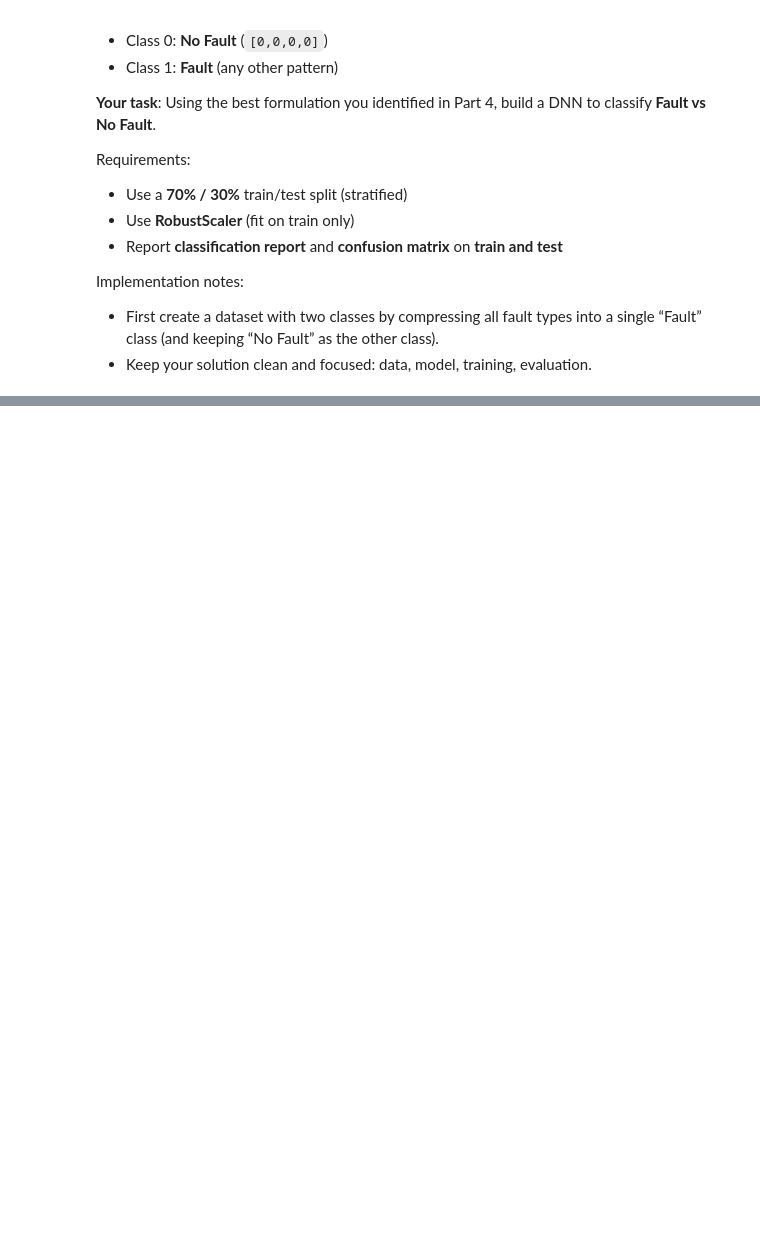
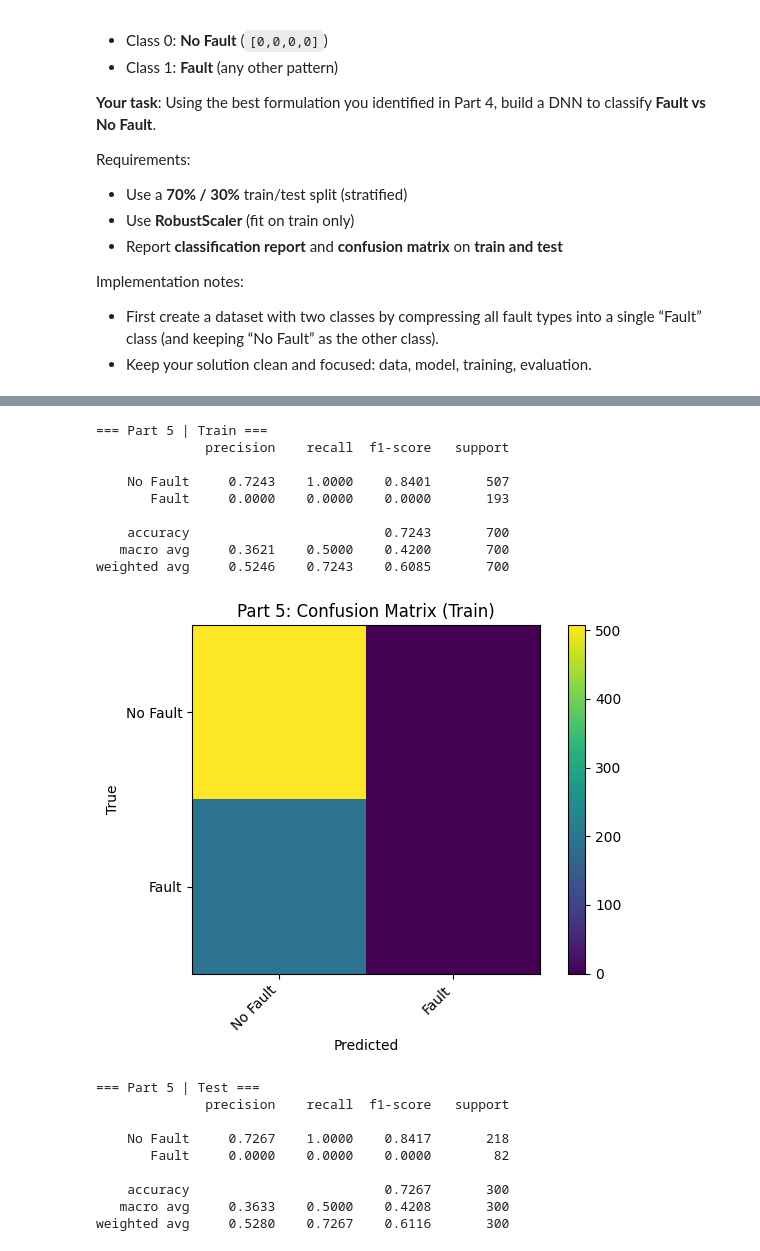
Before and after one commit to SZ330/EE344-Assignment-5, a Jupyter notebook: EE344_Assignment_5_DNN_Faults_student_version.ipynb, the cells around one changed output, grey strips where cells are left out. Drawn from its saved outputs; the diff is of its cells as text; code cells hidden in the pictures; blank space fills up the shorter version.

```diff
--- a/EE344_Assignment_5_DNN_Faults_student_version.ipynb
+++ b/EE344_Assignment_5_DNN_Faults_student_version.ipynb
@@ -688,0 +715,29 @@ Implementation notes:
+# %%
+class DNN_Binary(nn.Module):
+    def __init__(self, input_dim=36, h1=16, h2=8, p_drop=0.25):
+        super().__init__()
+        self.net = nn.Sequential(
+            nn.Linear(input_dim, h1),
+            nn.BatchNorm1d(h1),
+            nn.ReLU(),
+            nn.Dropout(p_drop),
+
+            nn.Linear(h1, h2),
+            nn.BatchNorm1d(h2),
+            nn.ReLU(),
+            nn.Dropout(p_drop),
+
+            nn.Linear(h2, 1)
+        )
+
+    def forward(self, x):
+        return self.net(x)
+# %%
+model5 = DNN_Binary(input_dim=36, h1=16, h2=8, p_drop=0.25).to(device)
+loss_fn5 = nn.BCEWithLogitsLoss()
+optimizer5 = torch.optim.Adam(
+    model5.parameters(),
+    lr=1e-3,
+    weight_decay=1e-4
+)
+EPOCHS = 2000
@@ -688,0 +782,35 @@ Implementation notes:
+# %%
+CLASS_NAMES_5 = ["No Fault", "Fault"]
+
+pred_train = predict_part5(model5, X_train_s5)
+pred_test  = predict_part5(model5, X_test_s5)
+
+print('\n=== Part 5 | Train ===')
+print(classification_report(y_train5, pred_train, target_names=CLASS_NAMES_5, digits=4))
+cm_tr = confusion_matrix(y_train5, pred_train, labels=[0, 1])
+plot_cm(cm_tr, 'Part 5: Confusion Matrix (Train)', CLASS_NAMES_5)
+
+print('\n=== Part 5 | Test ===')
+print(classification_report(y_test5, pred_test, target_names=CLASS_NAMES_5, digits=4))
+cm_te = confusion_matrix(y_test5, pred_test, labels=[0, 1])
+plot_cm(cm_te, 'Part 5: Confusion Matrix (Test)', CLASS_NAMES_5)
+# %% [output]
+=== Part 5 | Train ===
+              precision    recall  f1-score   support
+
+    No Fault     0.7243    1.0000    0.8401       507
+       Fault     0.0000    0.0000    0.0000       193
+
+    accuracy                         0.7243       700
+   macro avg     0.3621    0.5000    0.4200       700
+weighted avg     0.5246    0.7243    0.6085       700
+[figure, added]
+=== Part 5 | Test ===
+              precision    recall  f1-score   support
+
+    No Fault     0.7267    1.0000    0.8417       218
+       Fault     0.0000    0.0000    0.0000        82
+
+    accuracy                         0.7267       300
+   macro avg     0.3633    0.5000    0.4208       300
+weighted avg     0.5280    0.7267    0.6116       300
```
Also changed, not shown: parts of 5 cells of this notebook.
